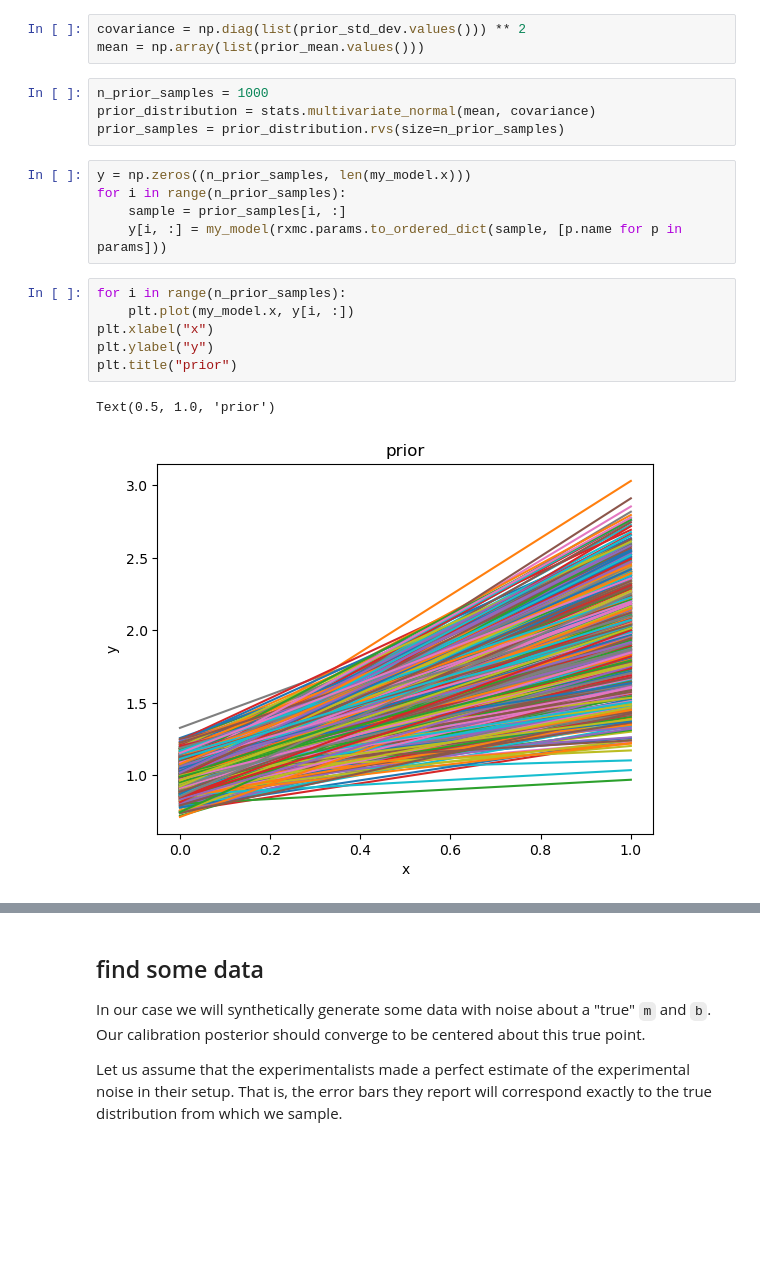
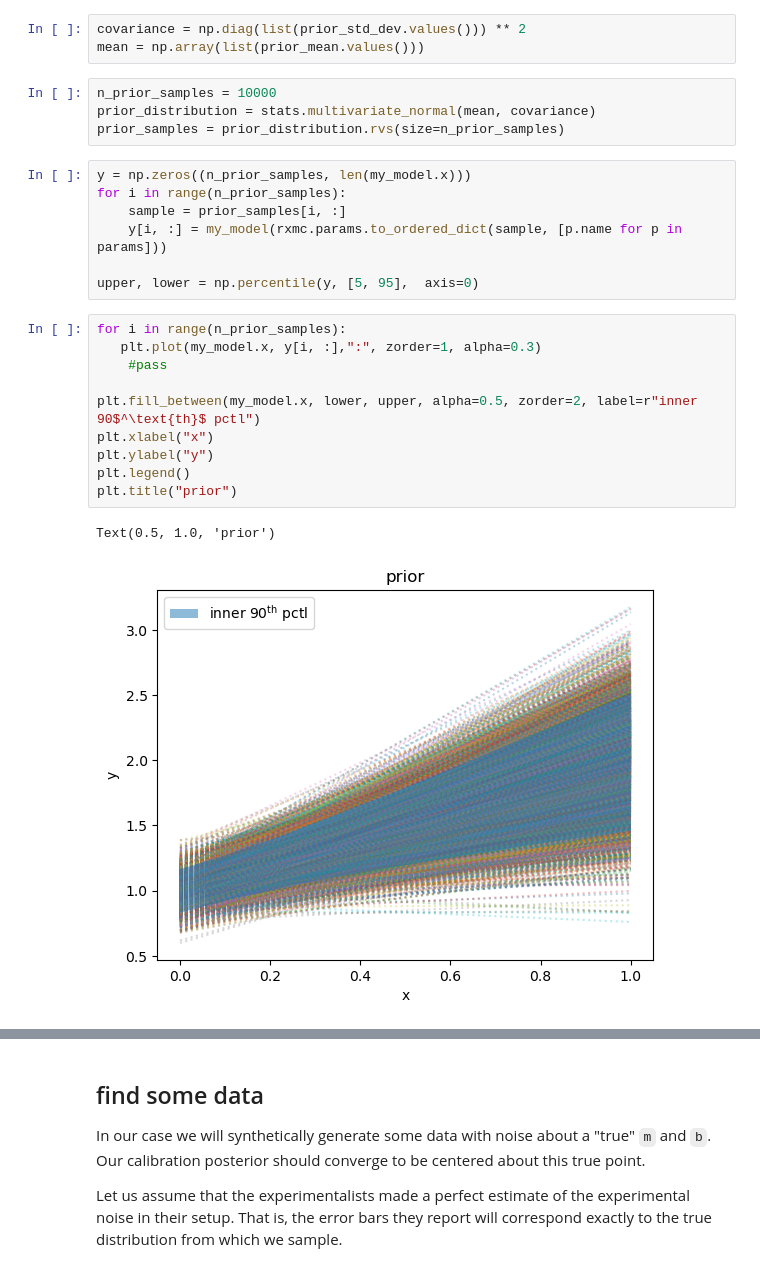
Before and after one commit to beykyle/rxmc, a Jupyter notebook: examples/linear_calibration_demo.ipynb, the cells around one changed output, grey strips where cells are left out. Saved outputs shown, nothing was run; the diff lists cells and outputs as text; blank space fills up the shorter version.

```diff
--- a/examples/linear_calibration_demo.ipynb
+++ b/examples/linear_calibration_demo.ipynb
@@ -45,7 +45,7 @@ prior_std_dev = OrderedDict(
 covariance = np.diag(list(prior_std_dev.values())) ** 2
 mean = np.array(list(prior_mean.values()))
 # %%
-n_prior_samples = 1000
+n_prior_samples = 10000
 prior_distribution = stats.multivariate_normal(mean, covariance)
 prior_samples = prior_distribution.rvs(size=n_prior_samples)
 # %%
@@ -53,15 +53,21 @@ y = np.zeros((n_prior_samples, len(my_model.x)))
 for i in range(n_prior_samples):
     sample = prior_samples[i, :]
     y[i, :] = my_model(rxmc.params.to_ordered_dict(sample, [p.name for p in params]))
+
+upper, lower = np.percentile(y, [5, 95],  axis=0)
 # %%
 for i in range(n_prior_samples):
-    plt.plot(my_model.x, y[i, :])
+   plt.plot(my_model.x, y[i, :],":", zorder=1, alpha=0.3)
+    #pass
+
+plt.fill_between(my_model.x, lower, upper, alpha=0.5, zorder=2, label=r"inner 90$^\text{th}$ pctl")
 plt.xlabel("x")
 plt.ylabel("y")
+plt.legend()
 plt.title("prior")
 # %% [output]
 Text(0.5, 1.0, 'prior')
-[figure, old version]
+[figure, new version]
 # %%
 fig = corner.corner(prior_samples, labels=[p.name for p in params])
 fig.suptitle("prior")
```
Also changed, not shown: parts of 6 cells of this notebook.
